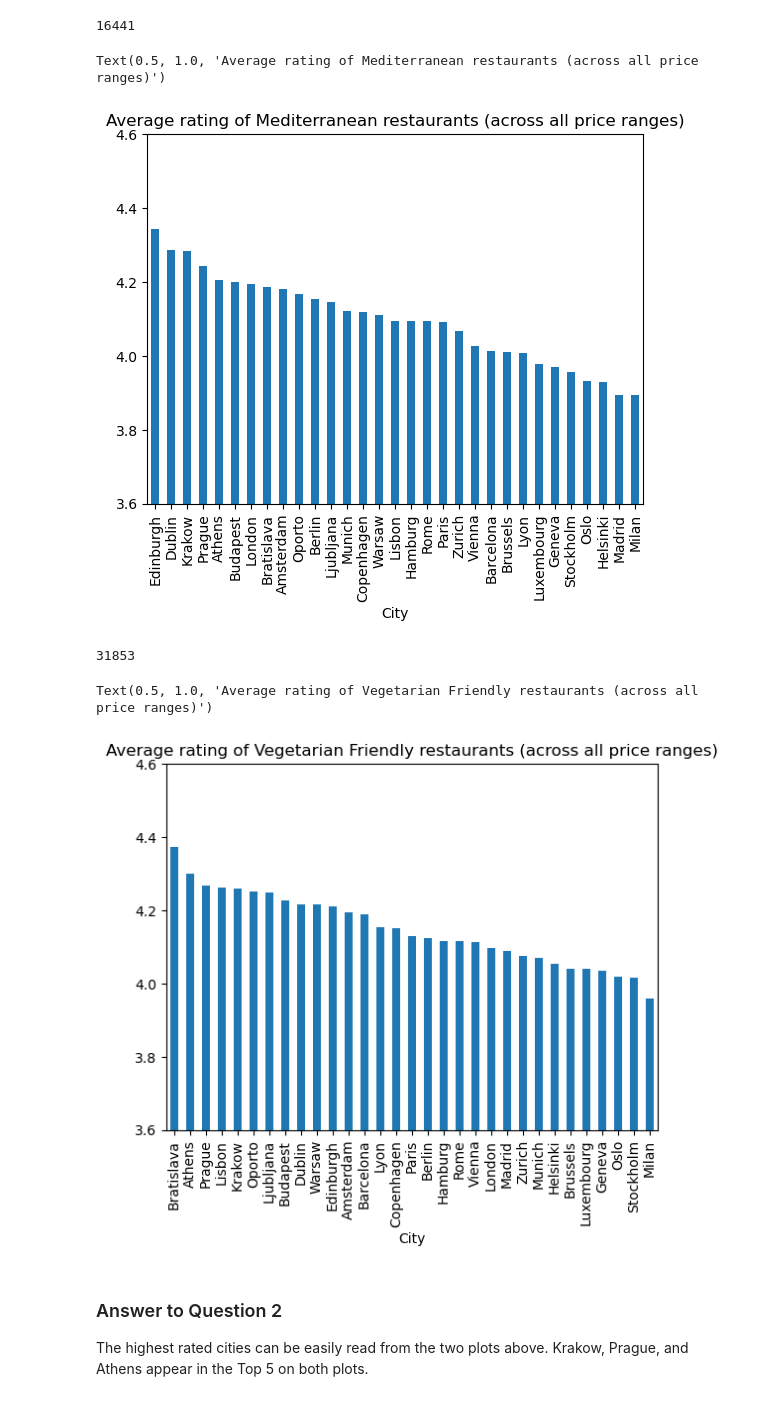
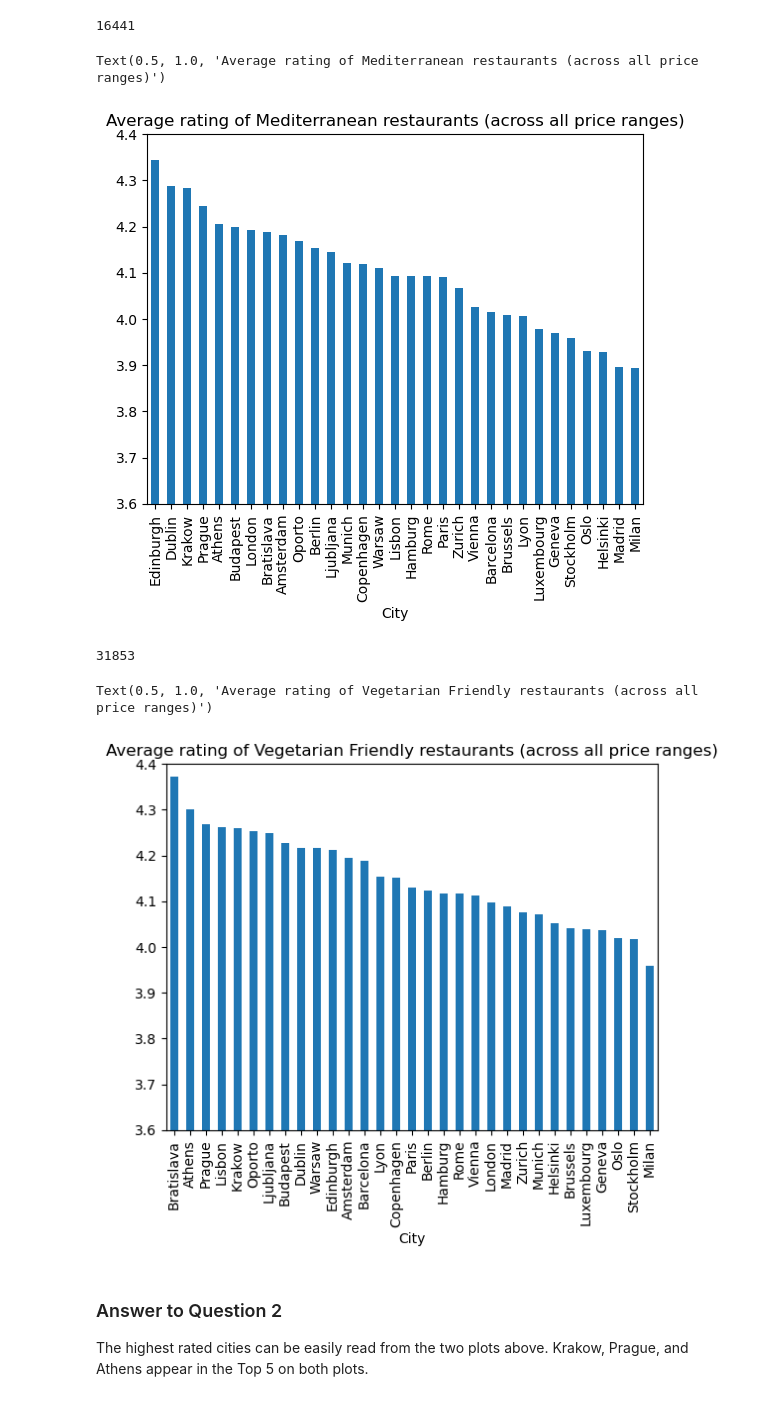
Before and after one commit to dmlea/DataSciProject1, a Jupyter notebook: restaurant_data_analysis.ipynb, the cells around one changed output. Cells and saved outputs as stored; diff of their text form; code cells hidden in the pictures.

```diff
--- a/restaurant_data_analysis.ipynb
+++ b/restaurant_data_analysis.ipynb
@@ -162,0 +168,9 @@ Let's first plot the mean rating of low priced restaturants by city, and then th
+# %%
+def plot_mean_rating (x_df, y, z):
+    """For a dataframe x_df with multiple rows sharing the same values of string variable y,
+    makes a bar plot of the mean value of floating point variable z for each value of y,
+    with the values of y arranged in descending order of z"""
+    mean_rating_by_y = x_df.groupby(y)[z].mean()
+    sorted_mean_rating = mean_rating_by_y.sort_values(ascending=False)
+    plt.ylim(3.6, 4.4)
+    sorted_mean_rating.plot(kind="bar")
@@ -205,28 +215,22 @@ print (mediter.shape[0])
 # %% [output]
 16441
 # %%
-mediter_rating_by_city = mediter.groupby('City')['Rating'].mean()
-sorted_mediter_rating = mediter_rating_by_city.sort_values(ascending=False)
-plt.ylim(3.6, 4.6)
-sorted_mediter_rating.plot(kind="bar")
+plot_mean_rating (mediter, 'City', 'Rating')
 plt.title("Average rating of Mediterranean restaurants (across all price ranges)")
 # %% [output]
 Text(0.5, 1.0, 'Average rating of Mediterranean restaurants (across all price ranges)')
-[figure, old version]
+[figure, new version]
 # %%
 veggie = df[df['CuisineStyle'].str.contains('Vegetarian Friendly')]
 print (veggie.shape[0])
 # %% [output]
 31853
 # %%
-veggie_rating_by_city = veggie.groupby('City')['Rating'].mean()
-sorted_veggie_rating = veggie_rating_by_city.sort_values(ascending=False)
-plt.ylim(3.6, 4.6)
-sorted_veggie_rating.plot(kind="bar")
+plot_mean_rating (veggie, 'City', 'Rating')
 plt.title("Average rating of Vegetarian Friendly restaurants (across all price ranges)")
 # %% [output]
 Text(0.5, 1.0, 'Average rating of Vegetarian Friendly restaurants (across all price ranges)')
-[figure, old version]
+[figure, new version]
 # %% [markdown]
 ### Answer to Question 2
 
```
Also changed, not shown: parts of 15 cells of this notebook.
